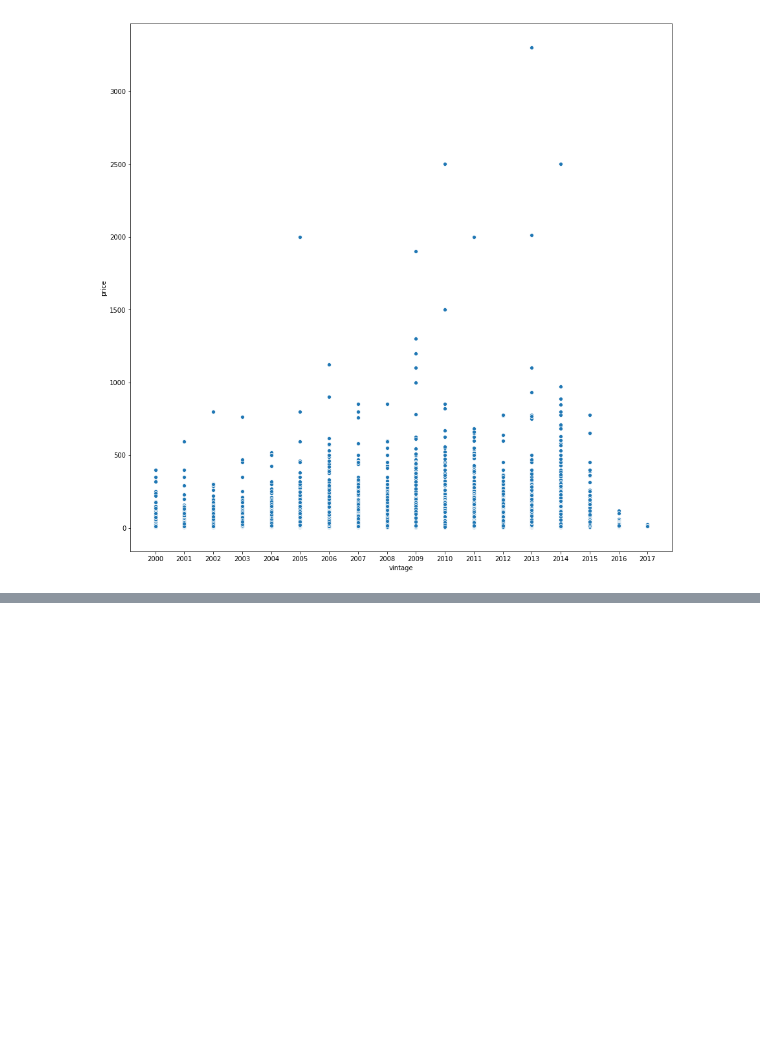
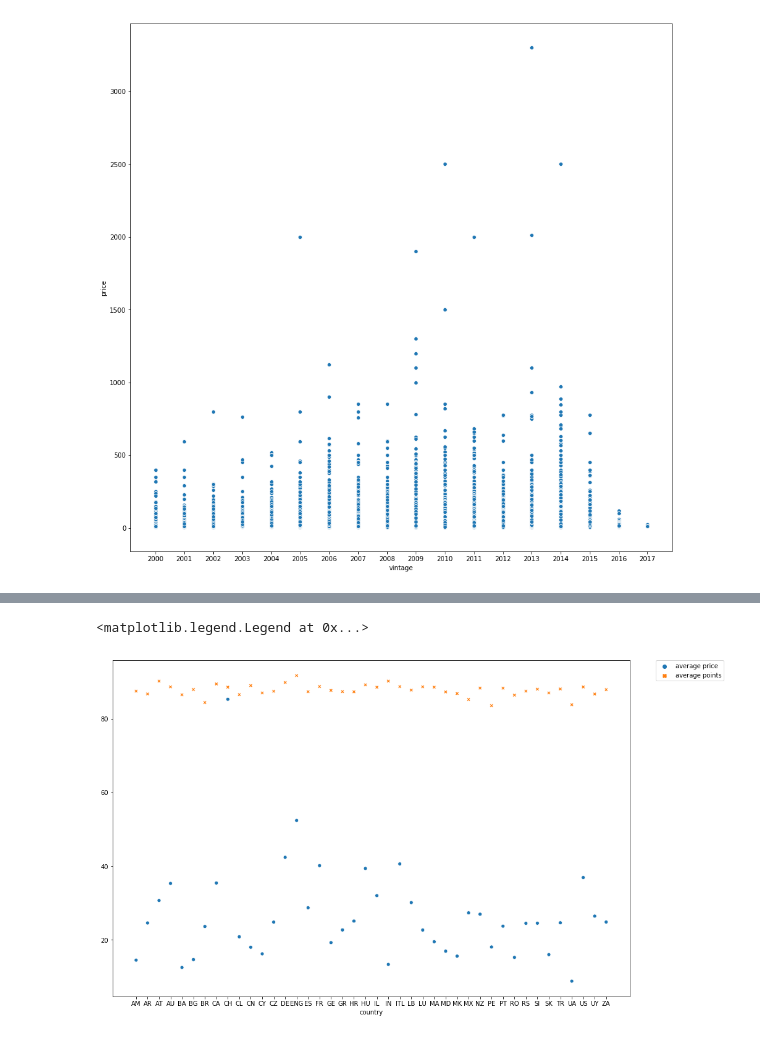
Before and after one commit to zengx356/Wine-Analysis, a Jupyter notebook: Wine Analyzation.ipynb, the cells around one changed output, grey strips where cells are left out. Cells and saved outputs as stored; diff of their text form; code cells hidden in the pictures; blank space fills up the shorter version.

```diff
--- a/Wine Analyzation.ipynb
+++ b/Wine Analyzation.ipynb
@@ -244,0 +273,6 @@ Insert analysis here once complete
+# %%
+metrics_df = pd.DataFrame(data=reviews.groupby('country')['price'].mean())
+metrics_df.rename(columns={'price':'average price'},inplace=True)
+metrics_df['average points'] = reviews.groupby('country')['points'].mean()
+metrics_df['median price'] = reviews.groupby('country')['price'].median()
+metrics_df['median points'] = reviews.groupby('country')['points'].median()
@@ -244,0 +291,7 @@ Insert analysis here once complete
+# %%
+plt.figure(figsize=(15,10))
+sns.scatterplot(data=metrics_df[['average price','average points']])
+plt.legend(bbox_to_anchor=(1.05,1),loc=2,borderaxespad=0.)
+# %% [output]
+<matplotlib.legend.Legend at 0x...>
+[figure, added]
```
Also changed, not shown: parts of 18 cells of this notebook.
